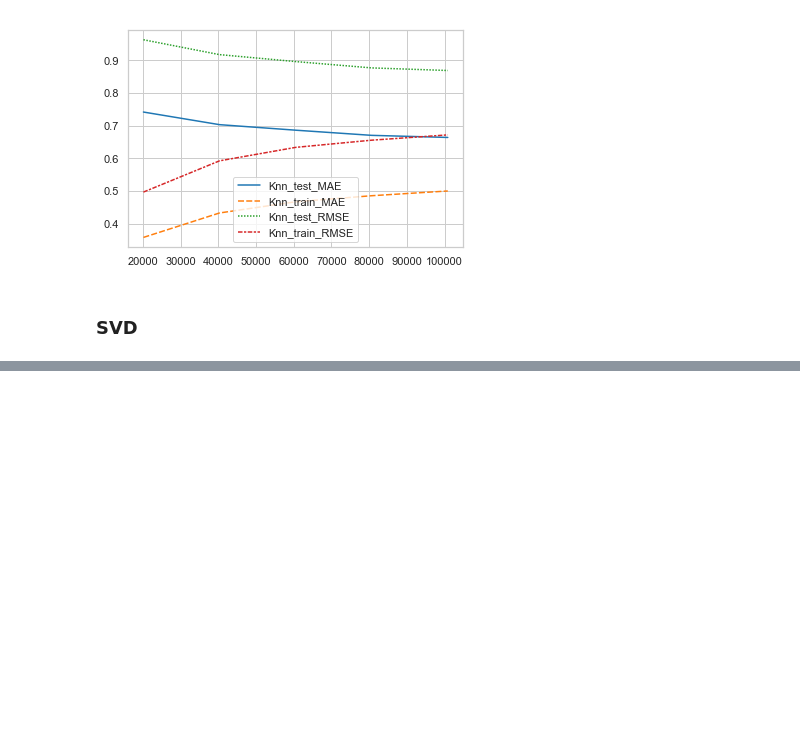
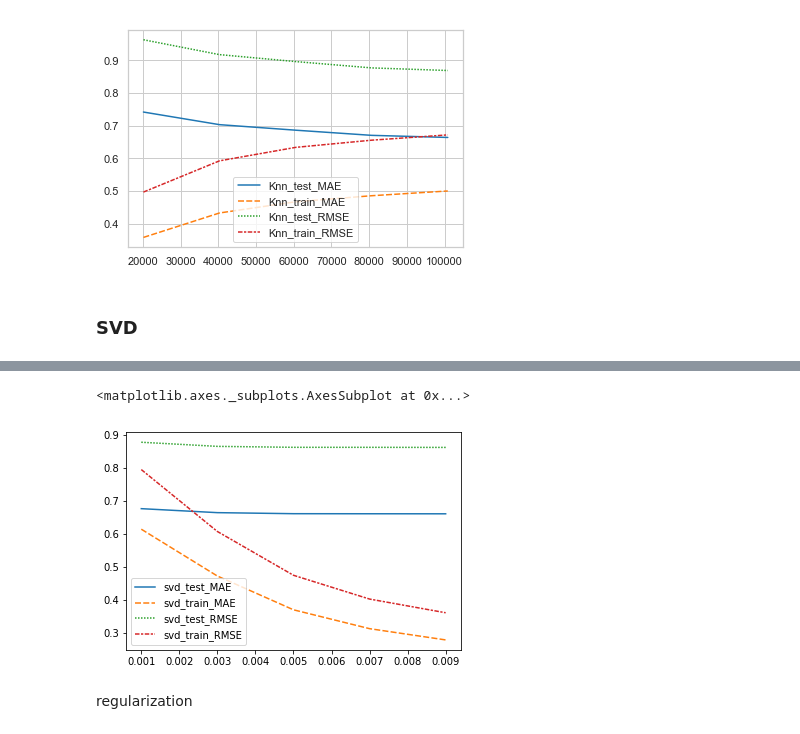
Before and after one commit to YLDAPhoenix11/Personalization, a Jupyter notebook: HW2.ipynb, the cells around one changed output, grey strips where cells are left out. Saved outputs shown, nothing was run; the diff lists cells and outputs as text; code cells hidden in the pictures; blank space fills up the shorter version.

```diff
--- a/HW2.ipynb
+++ b/HW2.ipynb
@@ -202,0 +281,10 @@ Test time         0.06    0.05    0.05    0.11    0.06    0.05    0.05    0.06
+# %%
+svd_learning_rate = pd.DataFrame(np.column_stack([svd_test_MAE, svd_train_MAE,svd_test_RMSE, svd_train_RMSE]),
+                   columns=['svd_test_MAE', 'svd_train_MAE','svd_test_RMSE', 'svd_train_RMSE'])
+svd_learning_rate.index = learning_rate
+sns.lineplot(data = svd_learning_rate, palette="tab10")
+# %% [output]
+<matplotlib.axes._subplots.AxesSubplot at 0x...>
+[figure, added]
+# %% [markdown]
+regularization
```
Also changed, not shown: parts of 28 cells of this notebook.
